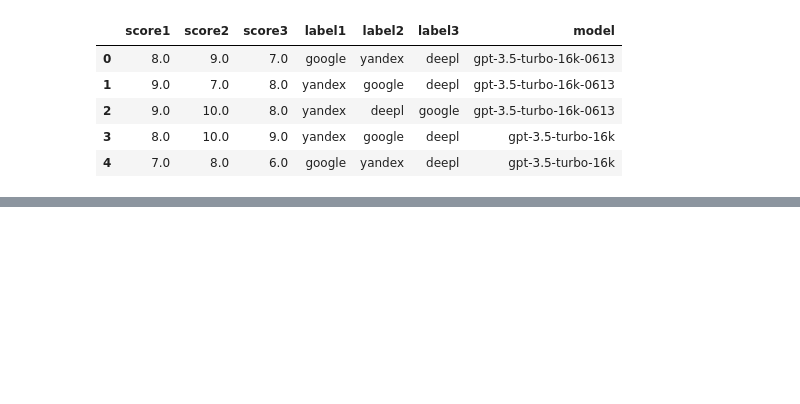
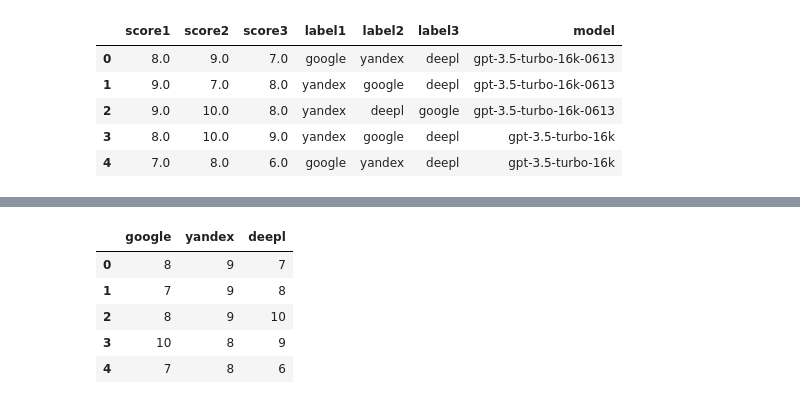
Before and after one commit to WideLearning/TranslatorEvals, a Jupyter notebook: analysis.ipynb, the cells around one changed output, grey strips where cells are left out. Cells and saved outputs as stored; diff of their text form; code cells hidden in the pictures; blank space fills up the shorter version.

```diff
--- a/analysis.ipynb
+++ b/analysis.ipynb
@@ -60,0 +61,10 @@ defaultdict(list,
+# %%
+scores = pd.DataFrame(results_dict, dtype=int)
+scores.head()
+# %% [output]
+|  | google | yandex | deepl |
+| 0 | 8 | 9 | 7 |
+| 1 | 7 | 9 | 8 |
+| 2 | 8 | 9 | 10 |
+| 3 | 10 | 8 | 9 |
+| 4 | 7 | 8 | 6 |
```
Also changed, not shown: parts of 5 cells of this notebook.
